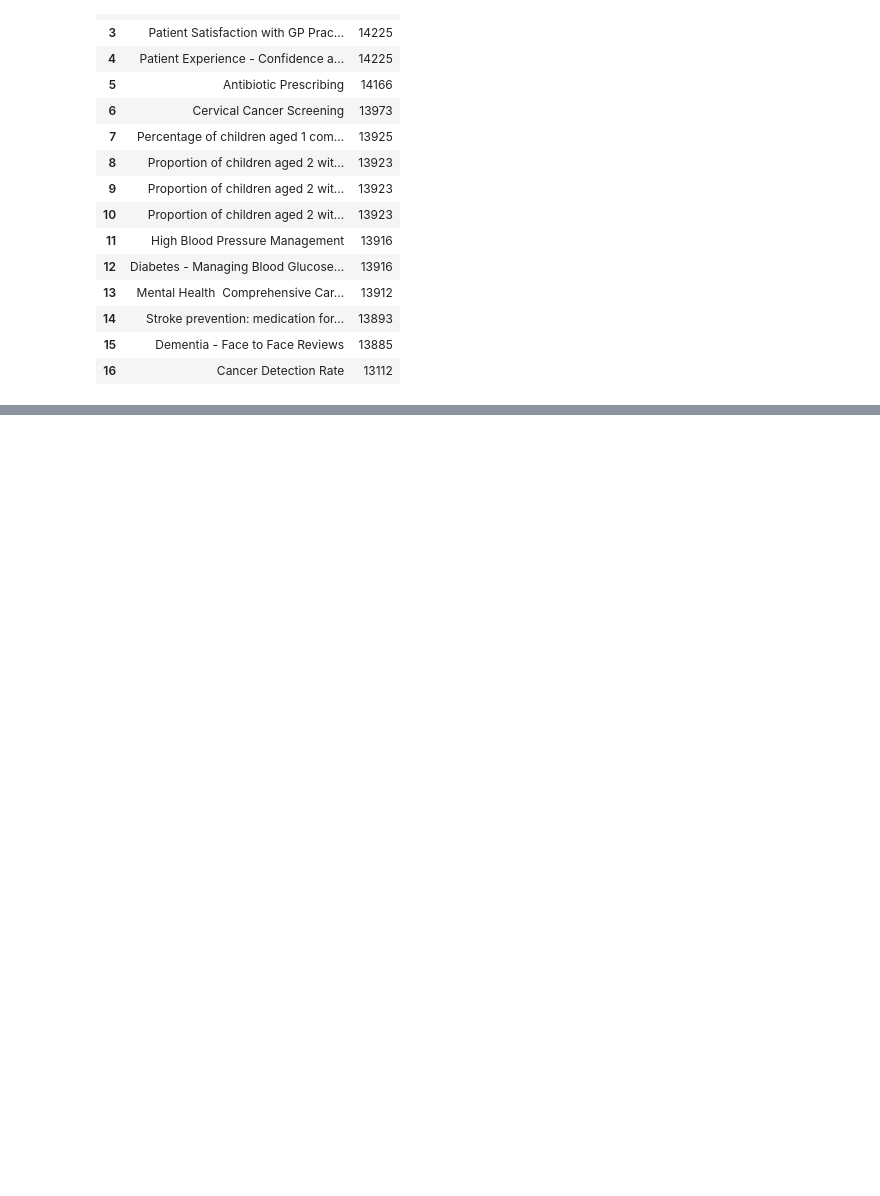
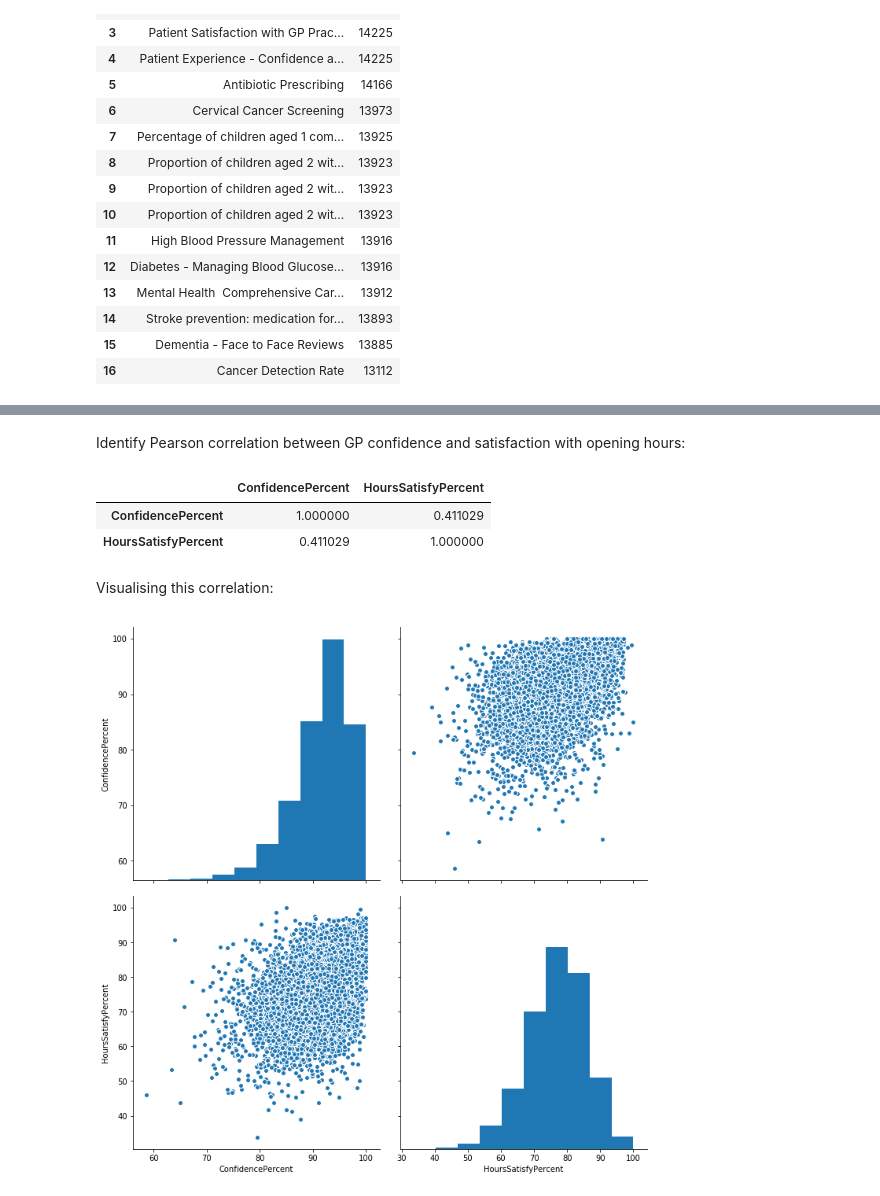
Before and after one commit to woody-g/techexer, a Jupyter notebook: Technical exercise.ipynb, the cells around one changed output, grey strips where cells are left out. Cells and saved outputs as stored; diff of their text form; code cells hidden in the pictures; blank space fills up the shorter version.

```diff
--- a/Technical exercise.ipynb
+++ b/Technical exercise.ipynb
@@ -126,0 +290,4 @@ indicators[indicators['MetricName']=='Care Quality Commission Inspection Ratings
+# %%
+satisfaction_merge = experience.merge(times_satisfaction,on=['OrganisationID','OrganisationCode','OrganisationName'])
+satisfaction_merge.rename(columns={'TextPercentages_x': 'ConfidencePercent', 'TextPercentages_y': 'HoursSatisfyPercent'}, inplace=True)
+satisfaction_merge.head()
@@ -126,0 +301,15 @@ indicators[indicators['MetricName']=='Care Quality Commission Inspection Ratings
+# %% [markdown]
+Identify Pearson correlation between GP confidence and satisfaction with opening hours:
+# %%
+satisfaction_merge[['ConfidencePercent','HoursSatisfyPercent']].corr()
+# %% [output]
+|  | ConfidencePercent | HoursSatisfyPercent |
+| ConfidencePercent | 1.000000 | 0.411029 |
+| HoursSatisfyPercent | 0.411029 | 1.000000 |
+# %% [markdown]
+Visualising this correlation:
+# %%
+sns.pairplot(satisfaction_merge[['ConfidencePercent','HoursSatisfyPercent']],size=5)
+plt.show()
+# %% [output]
+[figure, added]
```
Also changed, not shown: parts of 57 cells of this notebook, 1 other file.
